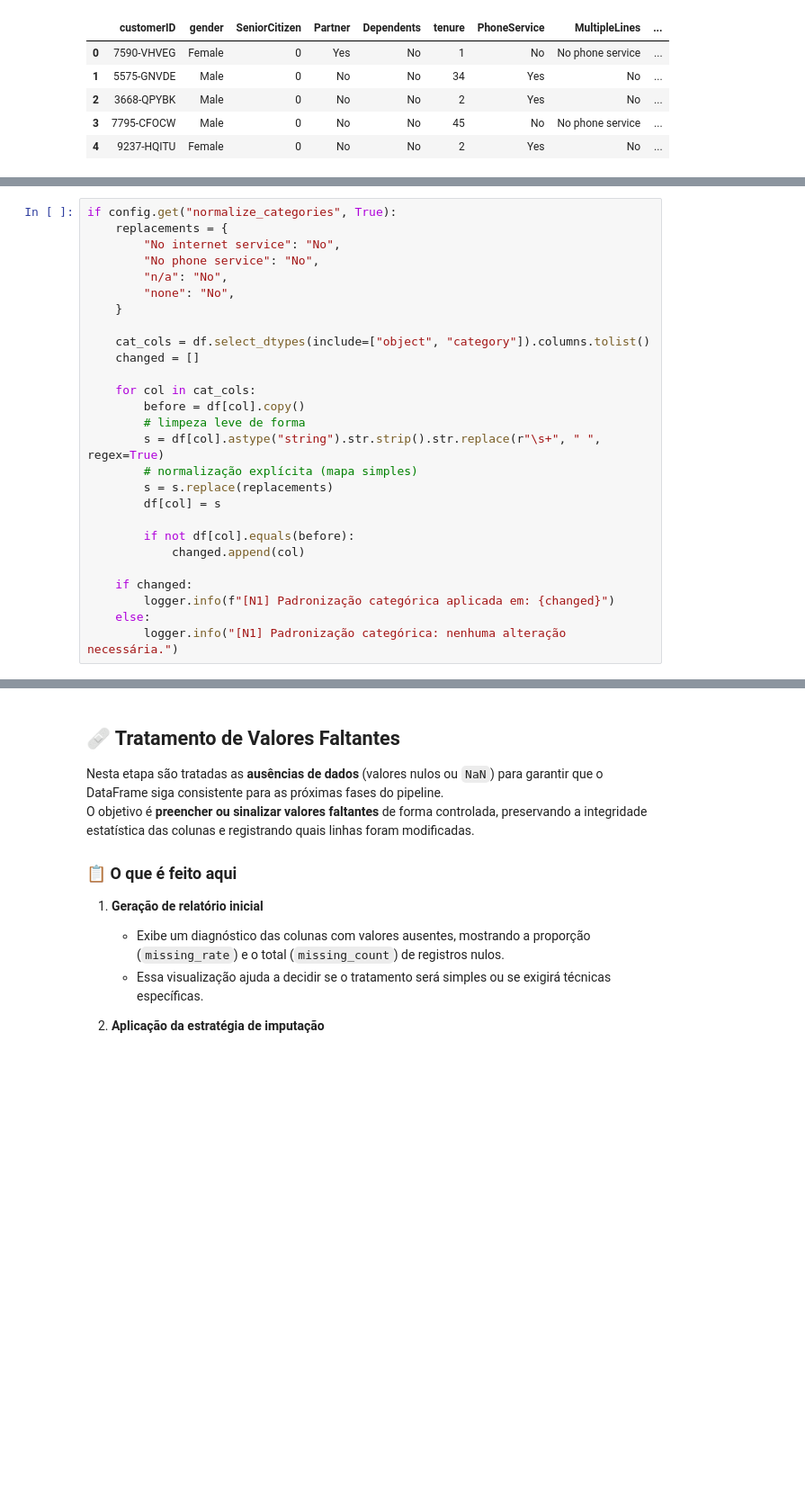
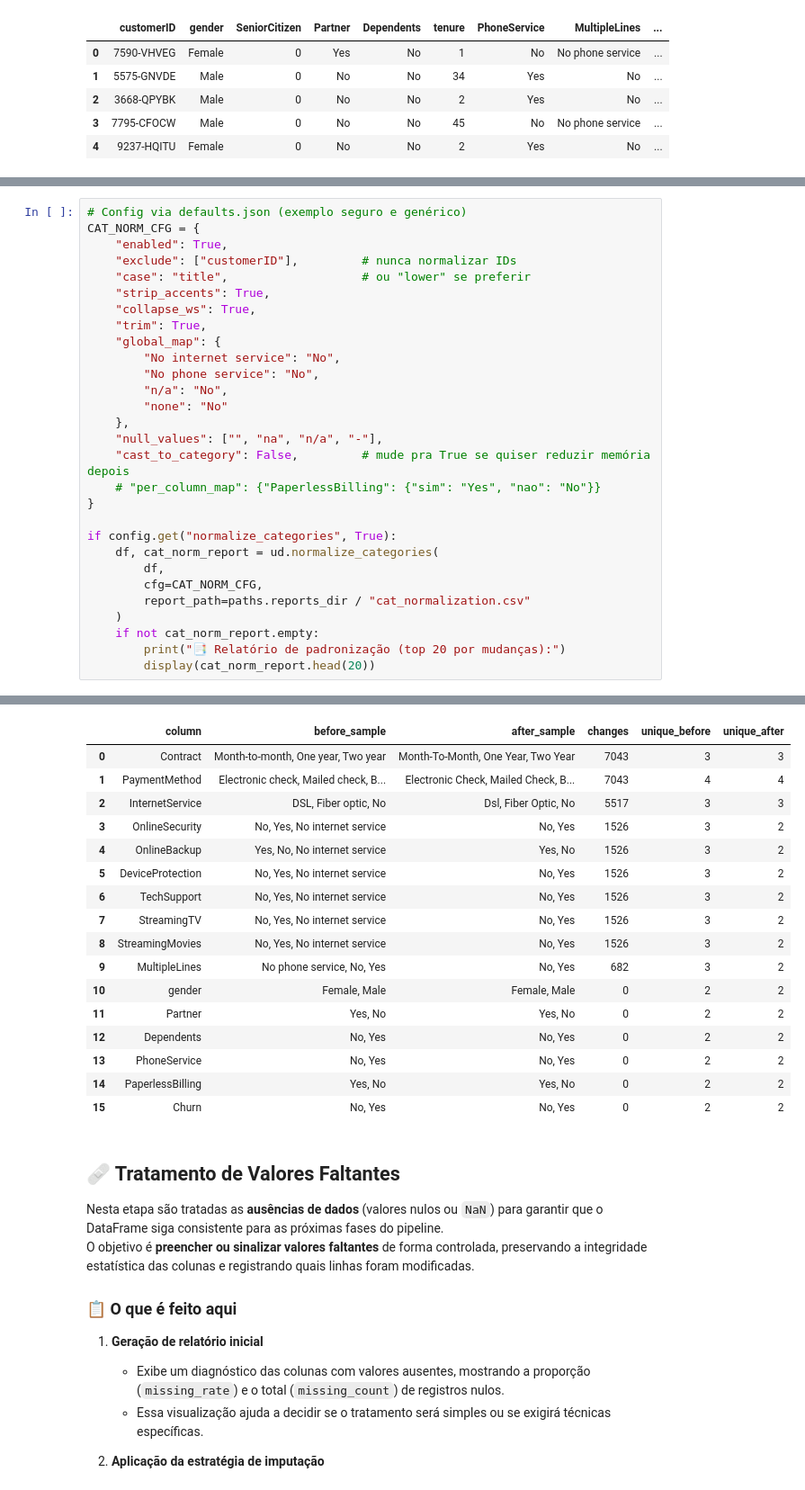
Before and after one commit to FabioAguiar/data-project-template, a Jupyter notebook: notebooks/01_data_preparation_template.ipynb, the cells around one changed output, grey strips where cells are left out. Shown at 90% size. Cells and saved outputs as stored; diff of their text form; blank space fills up the shorter version.

```diff
--- a/notebooks/01_data_preparation_template.ipynb
+++ b/notebooks/01_data_preparation_template.ipynb
@@ -631,28 +777,30 @@ Essa normalização reduz o número de categorias distintas, evitando ruído e i
 # %%
-if config.get("normalize_categories", True):
-    replacements = {
+# Config via defaults.json (exemplo seguro e genérico)
+CAT_NORM_CFG = {
+    "enabled": True,
+    "exclude": ["customerID"],         # nunca normalizar IDs
+    "case": "title",                   # ou "lower" se preferir
+    "strip_accents": True,
+    "collapse_ws": True,
+    "trim": True,
+    "global_map": {
         "No internet service": "No",
         "No phone service": "No",
         "n/a": "No",
-        "none": "No",
-    }
+        "none": "No"
+    },
+    "null_values": ["", "na", "n/a", "-"],
+    "cast_to_category": False,         # mude pra True se quiser reduzir memória depois
+    # "per_column_map": {"PaperlessBilling": {"sim": "Yes", "nao": "No"}}
+}
 
-    cat_cols = df.select_dtypes(include=["object", "category"]).columns.tolist()
-    changed = []
-
-    for col in cat_cols:
-        before = df[col].copy()
-        # limpeza leve de forma
-        s = df[col].astype("string").str.strip().str.replace(r"\s+", " ", regex=True)
-        # normalização explícita (mapa simples)
-        s = s.replace(replacements)
-        df[col] = s
-
-        if not df[col].equals(before):
-            changed.append(col)
-
-    if changed:
-        logger.info(f"[N1] Padronização categórica aplicada em: {changed}")
-    else:
-        logger.info("[N1] Padronização categórica: nenhuma alteração necessária.")
+if config.get("normalize_categories", True):
+    df, cat_norm_report = ud.normalize_categories(
+        df,
+        cfg=CAT_NORM_CFG,
+        report_path=paths.reports_dir / "cat_normalization.csv"
+    )
+    if not cat_norm_report.empty:
+        print("📑 Relatório de padronização (top 20 por mudanças):")
+        display(cat_norm_report.head(20))
 # %% [output]
@@ -660,3 +810,20 @@ if config.get("normalize_categories", True):
+|  | column | before_sample | after_sample | changes | unique_before | unique_after |
+| 0 | Contract | Month-to-month, One year, Two year | Month-To-Month, One Year, Two Year | 7043 | 3 | 3 |
+| 1 | PaymentMethod | Electronic check, Mailed check, B... | Electronic Check, Mailed Check, B... | 7043 | 4 | 4 |
+| 2 | InternetService | DSL, Fiber optic, No | Dsl, Fiber Optic, No | 5517 | 3 | 3 |
+| 3 | OnlineSecurity | No, Yes, No internet service | No, Yes | 1526 | 3 | 2 |
+| 4 | OnlineBackup | Yes, No, No internet service | Yes, No | 1526 | 3 | 2 |
+| 5 | DeviceProtection | No, Yes, No internet service | No, Yes | 1526 | 3 | 2 |
+| 6 | TechSupport | No, Yes, No internet service | No, Yes | 1526 | 3 | 2 |
+| 7 | StreamingTV | No, Yes, No internet service | No, Yes | 1526 | 3 | 2 |
+| 8 | StreamingMovies | No, Yes, No internet service | No, Yes | 1526 | 3 | 2 |
+| 9 | MultipleLines | No phone service, No, Yes | No, Yes | 682 | 3 | 2 |
+| 10 | gender | Female, Male | Female, Male | 0 | 2 | 2 |
+| 11 | Partner | Yes, No | Yes, No | 0 | 2 | 2 |
+| 12 | Dependents | No, Yes | No, Yes | 0 | 2 | 2 |
+| 13 | PhoneService | No, Yes | No, Yes | 0 | 2 | 2 |
+| 14 | PaperlessBilling | Yes, No | Yes, No | 0 | 2 | 2 |
+| 15 | Churn | No, Yes | No, Yes | 0 | 2 | 2 |
 # %% [markdown]
 ## 🩹 Tratamento de Valores Faltantes
 
```
Also changed, not shown: parts of 18 cells of this notebook, 7 other files.
